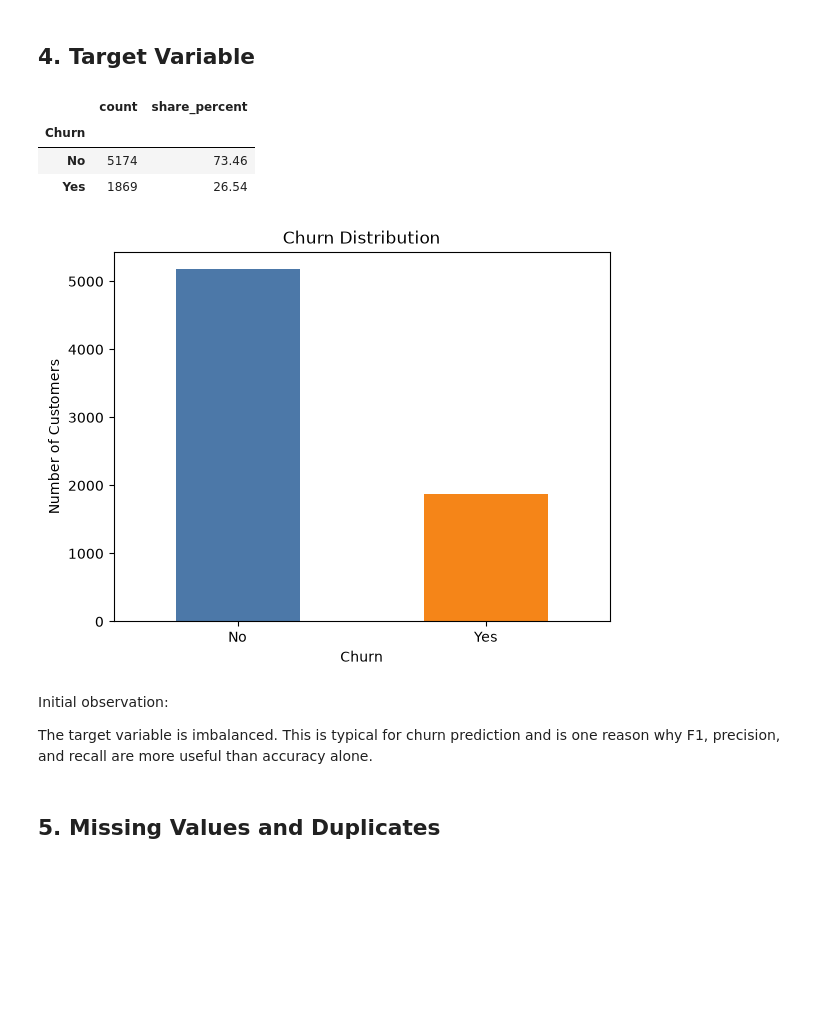
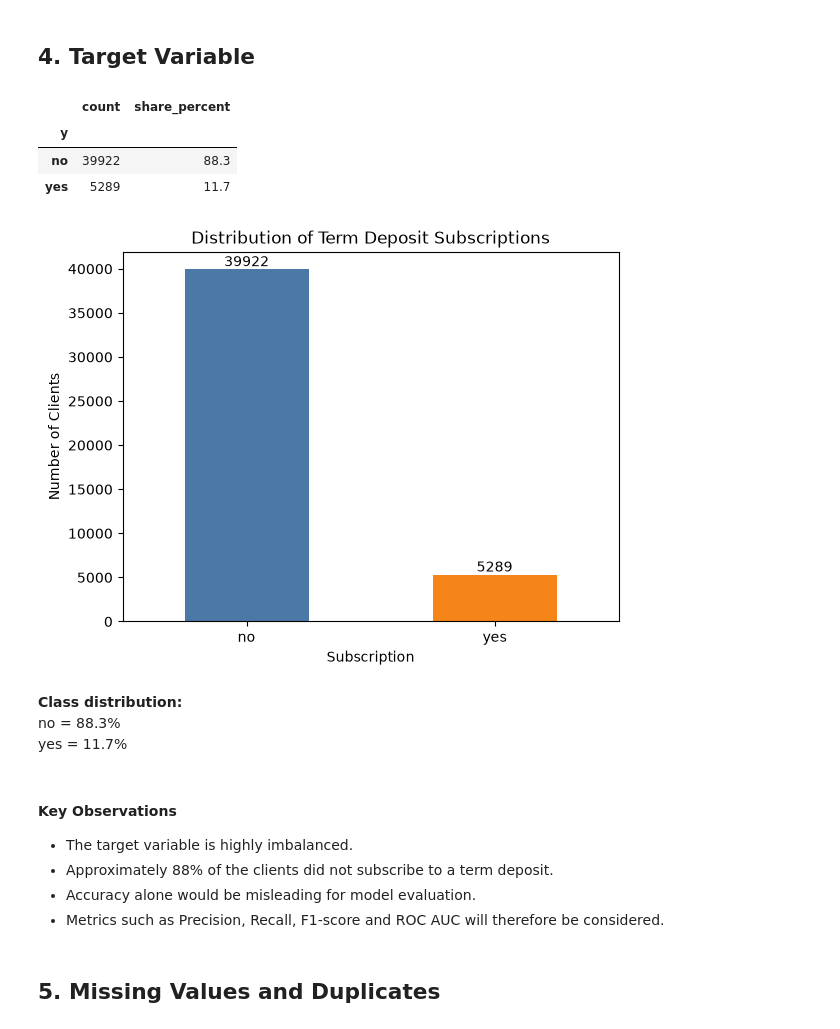
Before and after one commit to PatriciaDelgadoGorostiza/ads2-bank-marketing-project, a Jupyter notebook: notebooks/01_data_exploration.ipynb, the cells around one changed output. Drawn from its saved outputs; the diff is of its cells as text; code cells hidden in the pictures; blank space fills up the shorter version.

```diff
--- a/notebooks/01_data_exploration.ipynb
+++ b/notebooks/01_data_exploration.ipynb
@@ -94,13 +96,13 @@ pd.set_option("display.max_rows", 100)
 
 def find_project_root(start: Path) -> Path:
     for path in [start, *start.parents]:
-        if (path / "data" / "raw" / "Telco-Customer-Churn.csv").exists():
+        if (path / "data" / "raw" / "bank-full.csv").exists():
             return path
-    raise FileNotFoundError("Could not find project root with data/raw/Telco-Customer-Churn.csv")
+    raise FileNotFoundError("Could not find project root with data/raw/bank-full.csv")
 
 
 PROJECT_ROOT = find_project_root(Path.cwd())
-DATA_PATH = PROJECT_ROOT / "data" / "raw" / "Telco-Customer-Churn.csv"
+DATA_PATH = PROJECT_ROOT / "data" / "raw" / "bank-full.csv"
 
 print(f"Project root: {PROJECT_ROOT}")
 DATA_PATH
@@ -113,9 +115,9 @@ PosixPath('/home/patri/master/2026-06-ads-II-master/data/raw/Telco-Customer-Chur
 if not DATA_PATH.exists():
     raise FileNotFoundError(
         f"Raw data file not found: {DATA_PATH}\n"
-        "Expected path: data/raw/Telco-Customer-Churn.csv"
+        "Expected path: data/raw/bank-full.csv"
     )
 
-df = pd.read_csv(DATA_PATH)
+df = pd.read_csv(DATA_PATH, sep=";")
 df.head()
 # %% [output]
@@ -196,8 +226,8 @@ df.describe(include='all').T
 # %% [markdown]
 ## 4. Target Variable
 # %%
-target_counts = df["Churn"].value_counts()
-target_share = df["Churn"].value_counts(normalize=True).mul(100).round(2)
+target_counts = df["y"].value_counts()
+target_share = df["y"].value_counts(normalize=True).mul(100).round(2)
 
 pd.DataFrame({
     "count": target_counts,
@@ -205,22 +235,32 @@ pd.DataFrame({
 })
 # %% [output]
 |  | count | share_percent |
-| Churn |  |  |
-| No | 5174 | 73.46 |
-| Yes | 1869 | 26.54 |
+| y |  |  |
+| no | 39922 | 88.3 |
+| yes | 5289 | 11.7 |
 # %%
 ax = target_counts.plot(kind="bar", color=["#4C78A8", "#F58518"])
-ax.set_title("Churn Distribution")
-ax.set_xlabel("Churn")
-ax.set_ylabel("Number of Customers")
+ax.set_title("Distribution of Term Deposit Subscriptions")
+ax.set_xlabel("Subscription")
+ax.set_ylabel("Number of Clients")
 plt.xticks(rotation=0)
+# Add count labels
+for container in ax.containers:
+    ax.bar_label(container, fmt="%.0f")
 plt.show()
 # %% [output]
-[figure, old version]
+[figure, new version]
+# %% [markdown]
+**Class distribution:**
+no = 88.3%
+yes = 11.7%
 # %% [markdown]
-Initial observation:
+#### Key Observations
 
-The target variable is imbalanced. This is typical for churn prediction and is one reason why F1, precision, and recall are more useful than accuracy alone.
+- The target variable is highly imbalanced.
+- Approximately 88% of the clients did not subscribe to a term deposit.
+- Accuracy alone would be misleading for model evaluation.
+- Metrics such as Precision, Recall, F1-score and ROC AUC will therefore be considered.
 # %% [markdown]
 ## 5. Missing Values and Duplicates
 # %%
```
Also changed, not shown: parts of 47 cells of this notebook, 5 other files.
